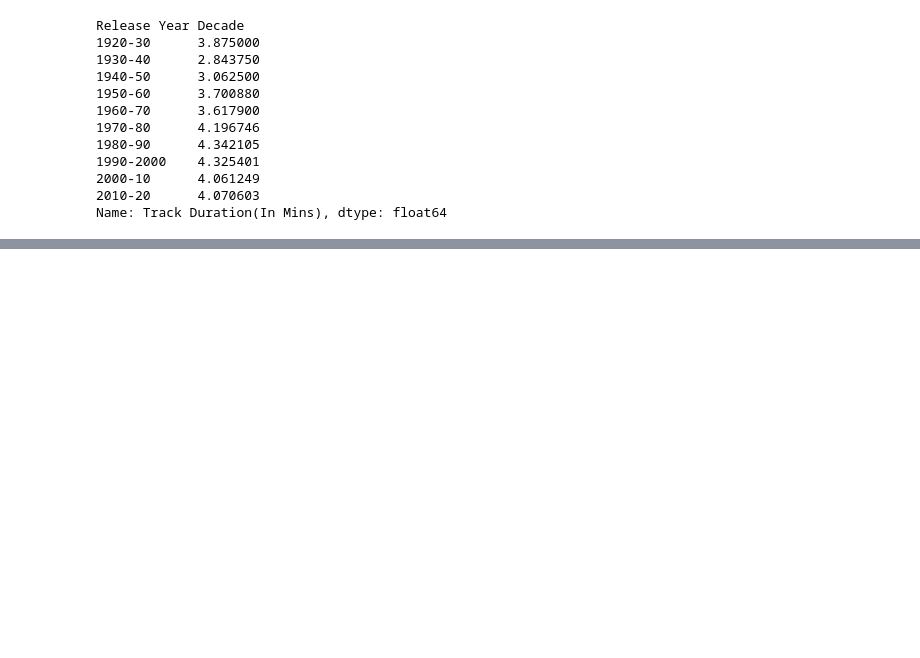
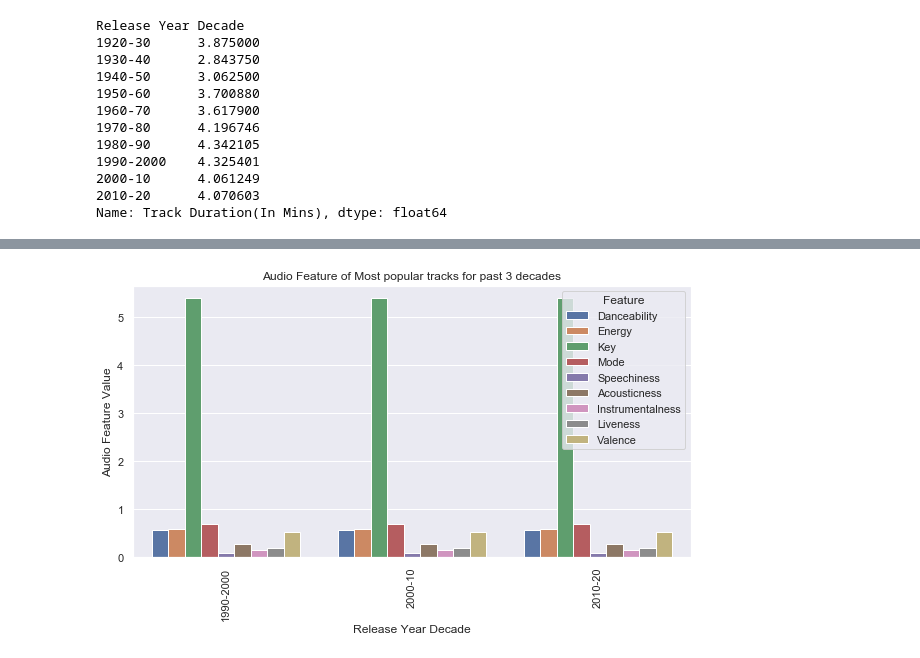
Before and after one commit to LievoisT/DataProject-Spotify, a Jupyter notebook: TrackDataAnalysis.ipynb, the cells around one changed output, grey strips where cells are left out. Saved outputs shown, nothing was run; the diff lists cells and outputs as text; code cells hidden in the pictures; blank space fills up the shorter version.

```diff
--- a/TrackDataAnalysis.ipynb
+++ b/TrackDataAnalysis.ipynb
@@ -242,0 +273,7 @@ plt.legend()
+# %%
+LastDecade_df = track_df.loc[(track_df["Release Year Decade"] == "2010-20") | (track_df["Release Year Decade"] == "2000-10") | (track_df["Release Year Decade"] == "1990-2000")]
+LastDecade_df.reset_index(drop=True, inplace = True)
+filtered_last_decade = LastDecade_df[["Danceability", "Energy", "Key", "Mode" , "Speechiness", "Acousticness", "Instrumentalness", "Liveness", "Valence" , "Release Year Decade"]]
+grouped_last_decade = filtered_last_decade.groupby("Release Year Decade").mean()
+grouped_last_decade.dropna(inplace = True)
+grouped_last_decade
@@ -242,0 +286,27 @@ plt.legend()
+# %%
+Decade = []
+Features = []
+Feature_Values = []
+for name in grouped_last_decade.index:
+    for (ColumnName, columnData) in grouped_last_decade.iteritems():
+        Features.append(ColumnName)
+        Feature_Values.append(round(columnData.values[0], 6))
+        Decade.append(name)
+#print(Feature_Values)
+#print(Features)
+#print(Decade)
+new_df = pd.DataFrame({"Feature" : Features, "Values" : Feature_Values, "Decade" : Decade})
+# %%
+plt.style.use("bmh")
+sns.set(style="darkgrid")
+# %%
+plt.figure(figsize=(10,5))
+#g = sns.catplot(x="Feature", y="Values", kind="bar", data=new_df)
+g=sns.barplot(x='Decade', y='Values', hue='Feature', data=new_df)
+g.set_xticklabels(g.get_xticklabels(), rotation=90)
+g.set_title("Audio Feature of Most popular tracks for past 3 decades")
+g.set_xlabel("Release Year Decade")
+g.set_ylabel("Audio Feature Value")
+plt.savefig('Output_Charts/TrackFig7.png')
+# %% [output]
+[figure, added]
```
Also changed, not shown: parts of 22 cells of this notebook, 7 other files.
